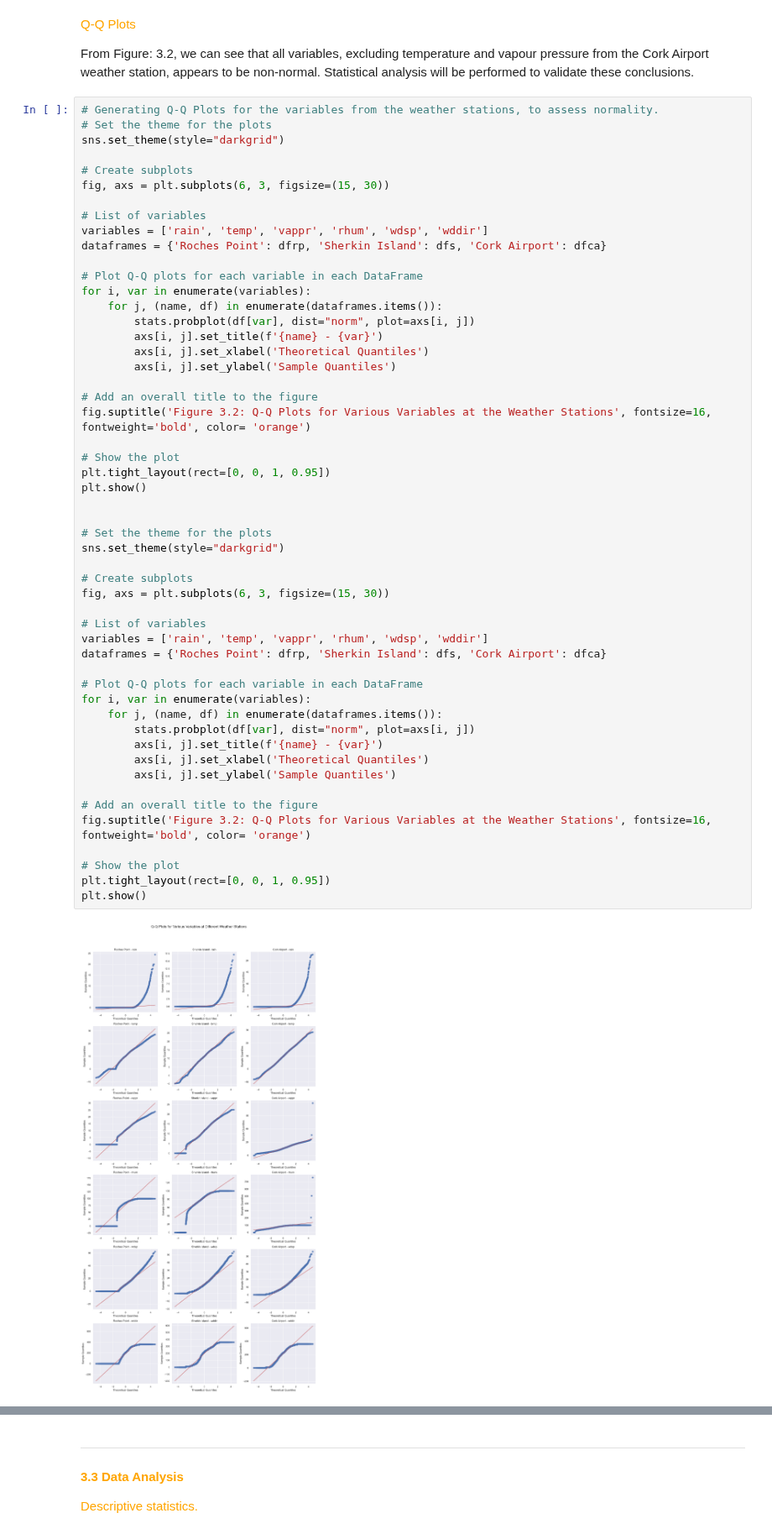
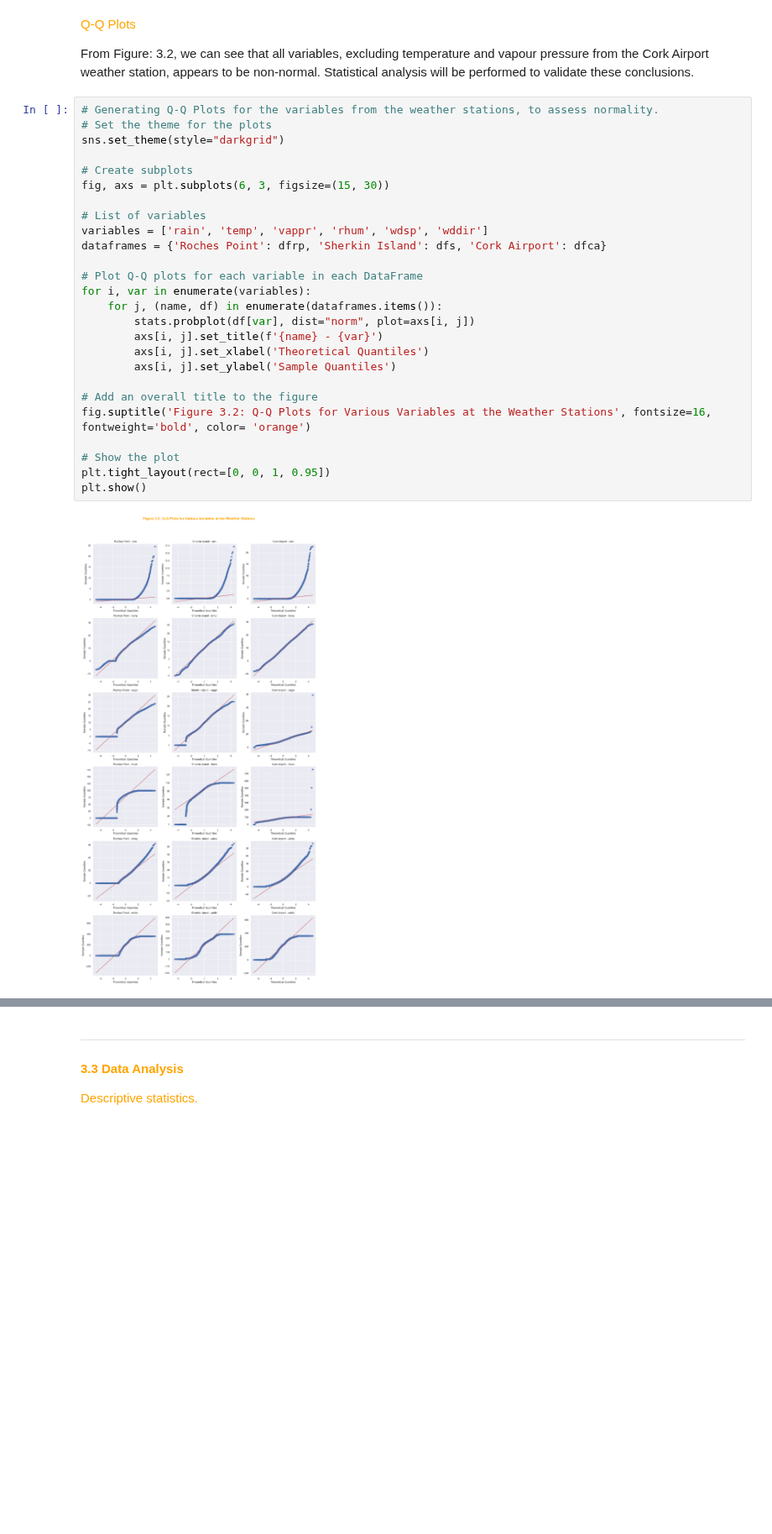
Before and after one commit to Laura6826/PFDA-project, a Jupyter notebook: wind_project.ipynb, the cells around one changed output, grey strips where cells are left out. Shown at 84% size. Cells and saved outputs as stored; diff of their text form; blank space fills up the shorter version.

```diff
--- a/wind_project.ipynb
+++ b/wind_project.ipynb
@@ -346,55 +342,29 @@ From Figure: 3.2, we can see that all variables, excluding temperature and vapou
 # %%
 # Generating Q-Q Plots for the variables from the weather stations, to assess normality.
 # Set the theme for the plots
 sns.set_theme(style="darkgrid")
 
 # Create subplots
 fig, axs = plt.subplots(6, 3, figsize=(15, 30))
 
 # List of variables
 variables = ['rain', 'temp', 'vappr', 'rhum', 'wdsp', 'wddir']
 dataframes = {'Roches Point': dfrp, 'Sherkin Island': dfs, 'Cork Airport': dfca}
 
 # Plot Q-Q plots for each variable in each DataFrame
 for i, var in enumerate(variables):
     for j, (name, df) in enumerate(dataframes.items()):
         stats.probplot(df[var], dist="norm", plot=axs[i, j])
         axs[i, j].set_title(f'{name} - {var}')
         axs[i, j].set_xlabel('Theoretical Quantiles')
         axs[i, j].set_ylabel('Sample Quantiles')
 
 # Add an overall title to the figure
 fig.suptitle('Figure 3.2: Q-Q Plots for Various Variables at the Weather Stations', fontsize=16, fontweight='bold', color= 'orange')
 
 # Show the plot
 plt.tight_layout(rect=[0, 0, 1, 0.95])
 plt.show()
-
-
-# Set the theme for the plots
-sns.set_theme(style="darkgrid")
-
-# Create subplots
-fig, axs = plt.subplots(6, 3, figsize=(15, 30))
-
-# List of variables
-variables = ['rain', 'temp', 'vappr', 'rhum', 'wdsp', 'wddir']
-dataframes = {'Roches Point': dfrp, 'Sherkin Island': dfs, 'Cork Airport': dfca}
-
-# Plot Q-Q plots for each variable in each DataFrame
-for i, var in enumerate(variables):
-    for j, (name, df) in enumerate(dataframes.items()):
-        stats.probplot(df[var], dist="norm", plot=axs[i, j])
-        axs[i, j].set_title(f'{name} - {var}')
-        axs[i, j].set_xlabel('Theoretical Quantiles')
-        axs[i, j].set_ylabel('Sample Quantiles')
-
-# Add an overall title to the figure
-fig.suptitle('Figure 3.2: Q-Q Plots for Various Variables at the Weather Stations', fontsize=16, fontweight='bold', color= 'orange')
-
-# Show the plot
-plt.tight_layout(rect=[0, 0, 1, 0.95])
-plt.show()
 # %% [output]
-[figure, old version]
+[figure, new version]
 # %% [markdown]
```
Also changed, not shown: parts of 13 cells of this notebook.
